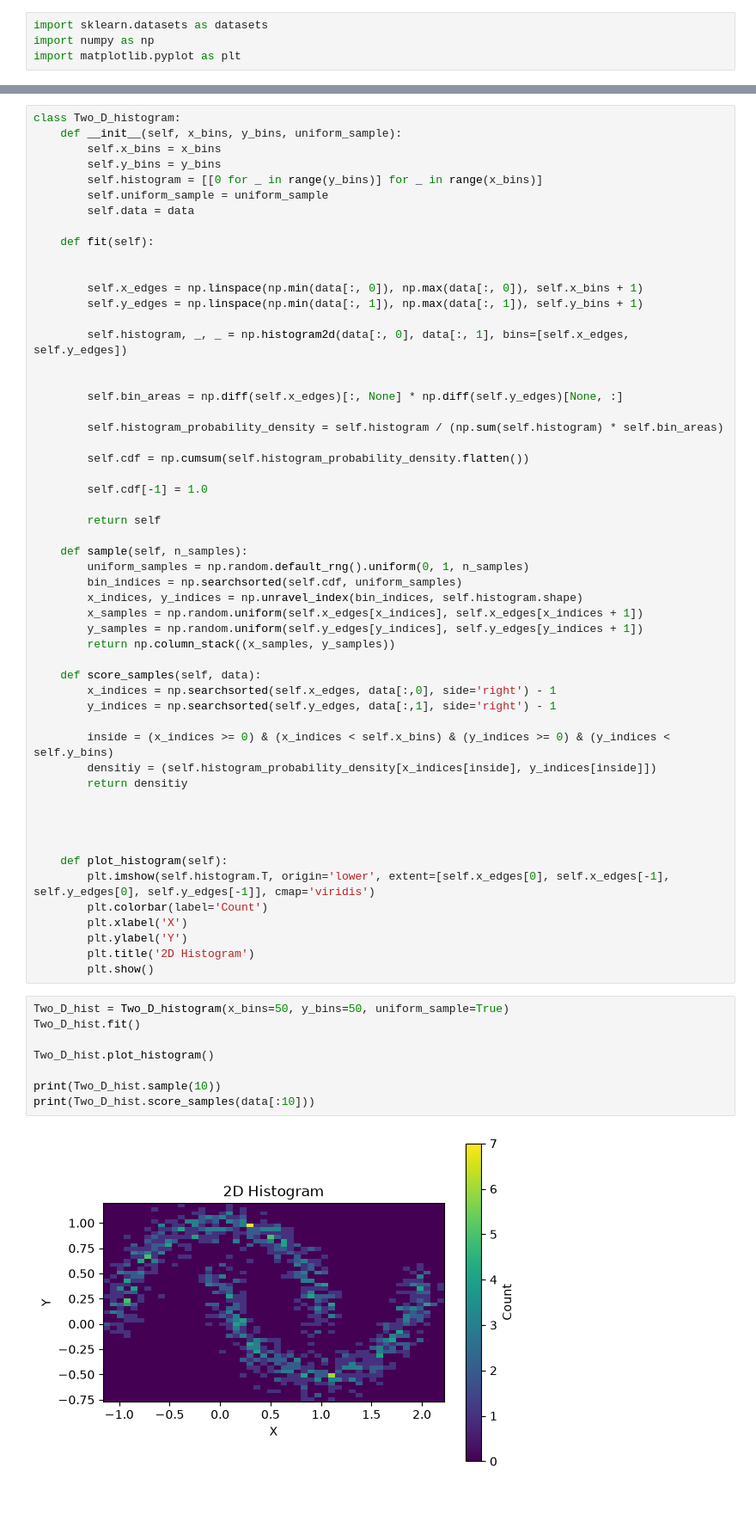
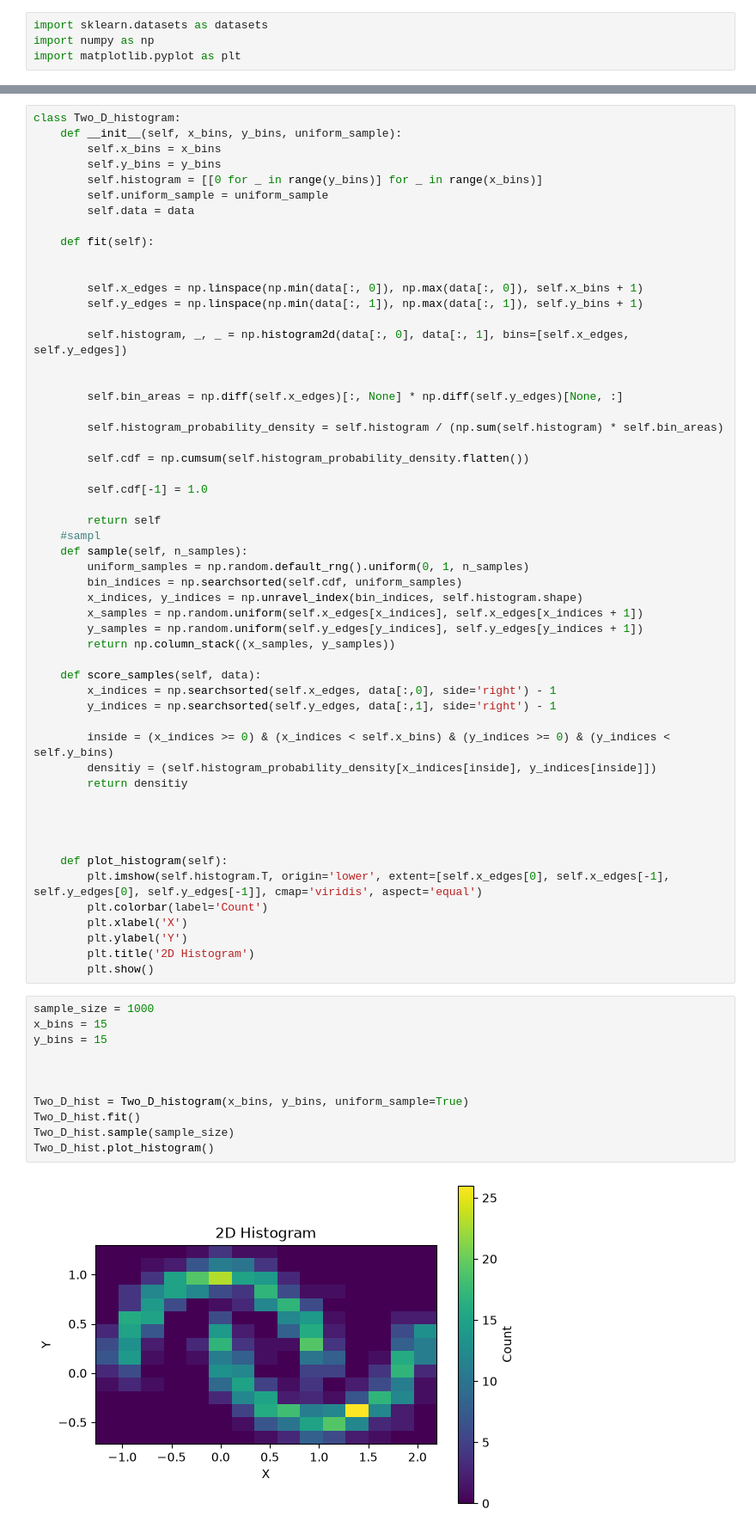
Before and after one commit to ericgoldclub/GNN, a Jupyter notebook: ex01.ipynb, the cells around one changed output, grey strips where cells are left out. Shown at 86% size. Drawn from its saved outputs; the diff is of its cells as text; blank space fills up the shorter version.

```diff
--- a/ex01.ipynb
+++ b/ex01.ipynb
@@ -38,7 +59,7 @@ class Two_D_histogram:
         self.cdf[-1] = 1.0
 
         return self
-
+    #sampl
     def sample(self, n_samples):
         uniform_samples = np.random.default_rng().uniform(0, 1, n_samples)
         bin_indices = np.searchsorted(self.cdf, uniform_samples)
@@ -59,19 +80,22 @@ class Two_D_histogram:
 
 
     def plot_histogram(self):
-        plt.imshow(self.histogram.T, origin='lower', extent=[self.x_edges[0], self.x_edges[-1], self.y_edges[0], self.y_edges[-1]], cmap='viridis')
+        plt.imshow(self.histogram.T, origin='lower', extent=[self.x_edges[0], self.x_edges[-1], self.y_edges[0], self.y_edges[-1]], cmap='viridis', aspect='equal')
         plt.colorbar(label='Count')
         plt.xlabel('X')
         plt.ylabel('Y')
         plt.title('2D Histogram')
         plt.show()
 # %%
-Two_D_hist = Two_D_histogram(x_bins=50, y_bins=50, uniform_sample=True)
+sample_size = 1000
+x_bins = 15
+y_bins = 15
+
+
+
+Two_D_hist = Two_D_histogram(x_bins, y_bins, uniform_sample=True)
 Two_D_hist.fit()
-
+Two_D_hist.sample(sample_size)
 Two_D_hist.plot_histogram()
-
-print(Two_D_hist.sample(10))
-print(Two_D_hist.score_samples(data[:10]))
 # %% [output]
-[figure, old version]
+[figure, new version]
```
Also changed, not shown: parts of 11 cells of this notebook.
